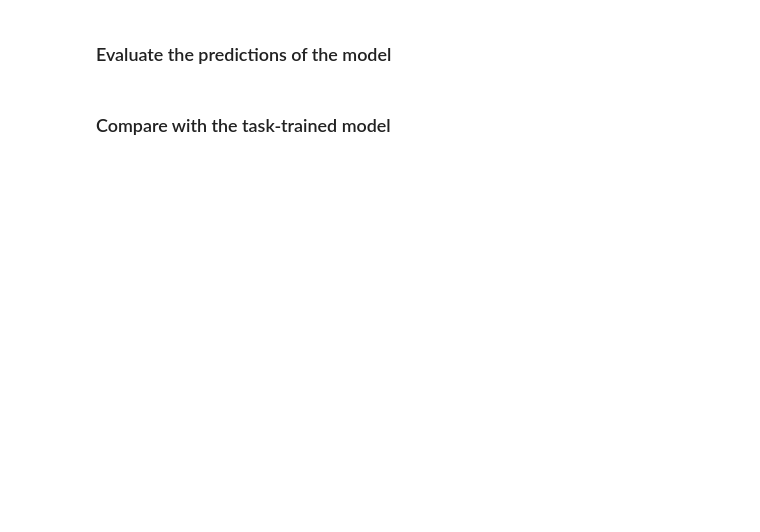
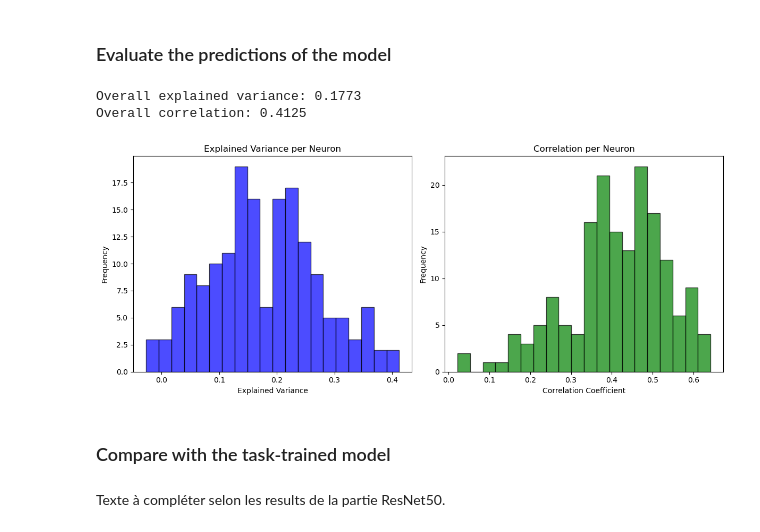
Before and after one commit to MetthewB/NX-414-Team-16, a Jupyter notebook: week7.ipynb, the cells around one changed output. Cells and saved outputs as stored; diff of their text form; code cells hidden in the pictures; blank space fills up the shorter version.

```diff
--- a/week7.ipynb
+++ b/week7.ipynb
@@ -151,6 +162,7 @@ class ShallowCNN(nn.Module):
         self.conv2 = nn.Conv2d(16, 32, kernel_size=3, stride=1, padding=1)
         self.pool = nn.MaxPool2d(2, 2)
         self.relu = nn.ReLU()
+        self.dropout = nn.Dropout(p=0.5)
         self.fc = nn.Linear(32 * 56 * 56, 128)
         self.output = nn.Linear(128, n_neurons)
 
@@ -166,7 +178,7 @@ class ShallowCNN(nn.Module):
         return x
 
 # Initialize the model
-n_neurons = spikes_train.shape[1]  # Number of IT neurons
+n_neurons = spikes_train.shape[1]
 model = ShallowCNN(n_neurons=n_neurons)
 # %% [markdown]
 ### Define the loss function and the optimizer
@@ -248,4 +280,52 @@ Epoch 10/10, Train Loss: 0.1358, Val Loss: 0.1409
 # %% [markdown]
 ### Evaluate the predictions of the model
+# %%
+def evaluate_model(model, dataloader, spikes_val, device='cpu'):
+    """
+    Evaluate the model using explained variance and correlation.
+
+    Args:
+        model (nn.Module): The trained model.
+        dataloader (DataLoader): DataLoader for the dataset to evaluate.
+        spikes_val (numpy array): Ground truth neural activity for validation.
+        loss_function (nn.Module, optional): Loss function (if needed for logging).
+        device (str): Device to evaluate on ('cpu' or 'cuda').
+
+    Returns:
+        None
+    """
+    model.to(device)
+
+    # Compute explained variance & correlation
+    overall_ev, overall_corr, ev_per_neuron, corr_per_neuron = compute_ev_and_corr(model, dataloader, spikes_val)
+
+    print(f'Overall explained variance: {overall_ev:.4f}')
+    print(f'Overall correlation: {overall_corr:.4f}')
+
+    # Plot histograms for explained variance & correlation
+    fig, axs = plt.subplots(1, 2, figsize=(12, 5))
+
+    axs[0].hist(ev_per_neuron, bins=20, color='blue', alpha=0.7, edgecolor='black')
+    axs[0].set_title('Explained Variance per Neuron')
+    axs[0].set_xlabel('Explained Variance')
+    axs[0].set_ylabel('Frequency')
+
+    axs[1].hist(corr_per_neuron, bins=20, color='green', alpha=0.7, edgecolor='black')
+    axs[1].set_title('Correlation per Neuron')
+    axs[1].set_xlabel('Correlation Coefficient')
+    axs[1].set_ylabel('Frequency')
+
+    plt.tight_layout()
+    plt.show()
+
+# Evaluate model on the validation set
+device = 'cuda' if torch.cuda.is_available() else 'cpu'
+evaluate_model(model, val_dataloader, spikes_val, device=device)
+# %% [output]
+Overall explained variance: 0.1773
+Overall correlation: 0.4125
+[figure, added]
 # %% [markdown]
 ### Compare with the task-trained model
+# %% [markdown]
+Texte à compléter selon les results de la partie ResNet50.
```
Also changed, not shown: parts of 3 cells of this notebook, 2 other files.
